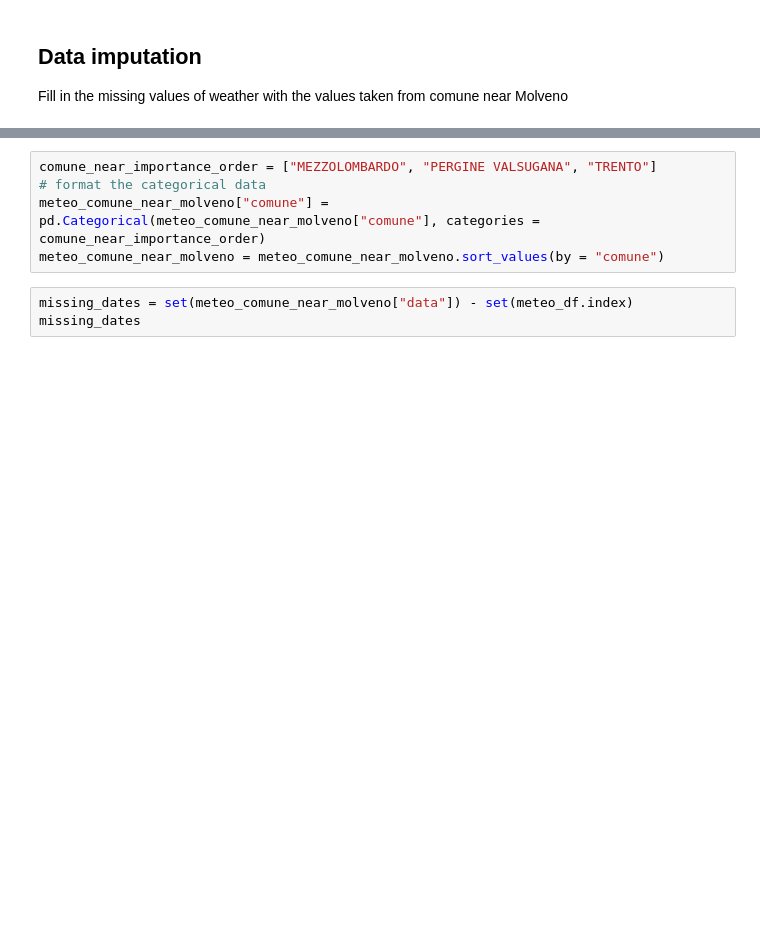
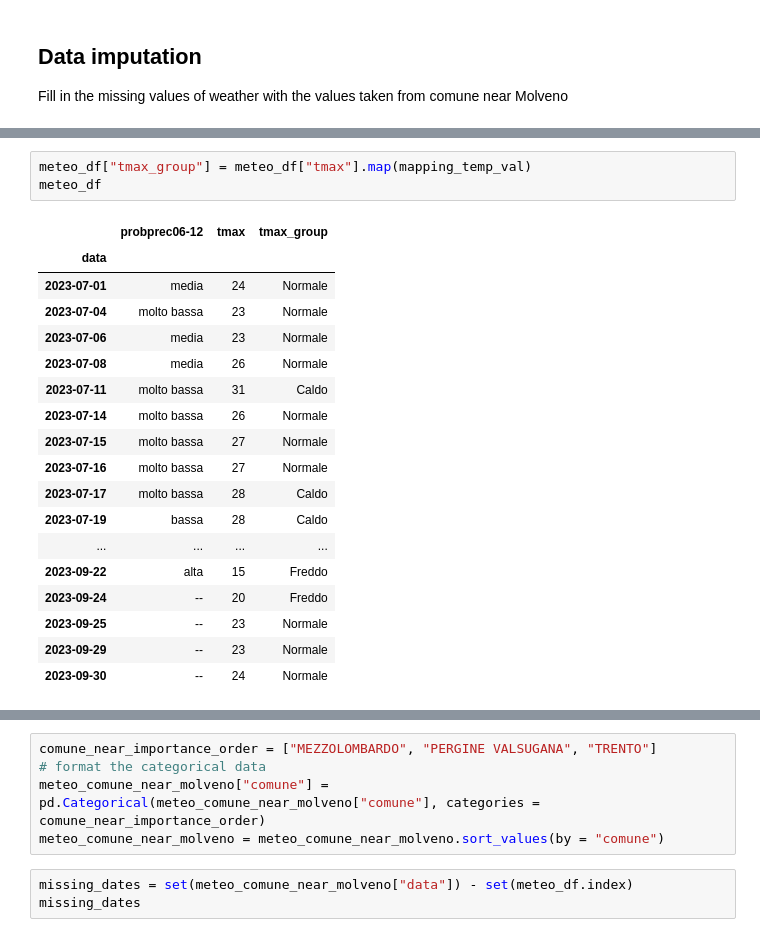
Before and after one commit to tn-aixpa/datiturismo, a Jupyter notebook: digital twin/extract_presences.ipynb, the cells around one changed output, grey strips where cells are left out. Drawn from its saved outputs; the diff is of its cells as text; blank space fills up the shorter version.

```diff
--- a/digital twin/extract_presences.ipynb
+++ b/digital twin/extract_presences.ipynb
@@ -118,3 +138,25 @@ Fill in the missing values of weather with the values taken from comune near Mol
+# %%
+meteo_df["tmax_group"] = meteo_df["tmax"].map(mapping_temp_val)
+meteo_df
+# %% [output]
+|  | probprec06-12 | tmax | tmax_group |
+| data |  |  |  |
+| 2023-07-01 | media | 24 | Normale |
+| 2023-07-04 | molto bassa | 23 | Normale |
+| 2023-07-06 | media | 23 | Normale |
+| 2023-07-08 | media | 26 | Normale |
+| 2023-07-11 | molto bassa | 31 | Caldo |
+| 2023-07-14 | molto bassa | 26 | Normale |
+| 2023-07-15 | molto bassa | 27 | Normale |
+| 2023-07-16 | molto bassa | 27 | Normale |
+| 2023-07-17 | molto bassa | 28 | Caldo |
+| 2023-07-19 | bassa | 28 | Caldo |
+| ... | ... | ... | ... |
+| 2023-09-22 | alta | 15 | Freddo |
+| 2023-09-24 | -- | 20 | Freddo |
+| 2023-09-25 | -- | 23 | Normale |
+| 2023-09-29 | -- | 23 | Normale |
+| 2023-09-30 | -- | 24 | Normale |
 # %%
 meteo_df.shape
 # %% [output]
```
Also changed, not shown: parts of 17 cells of this notebook.
